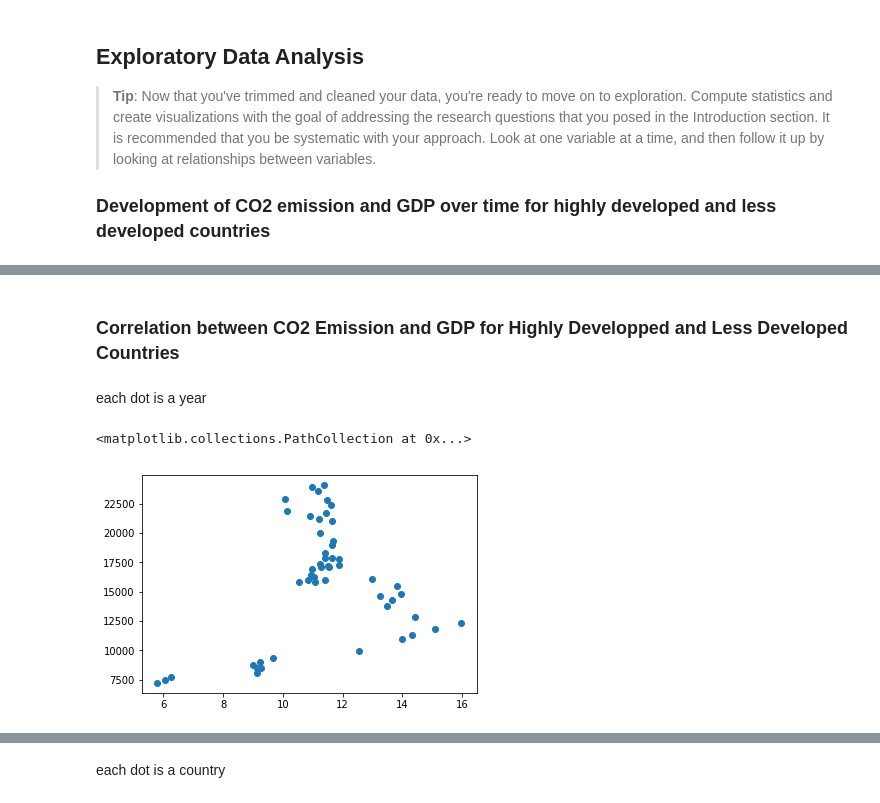
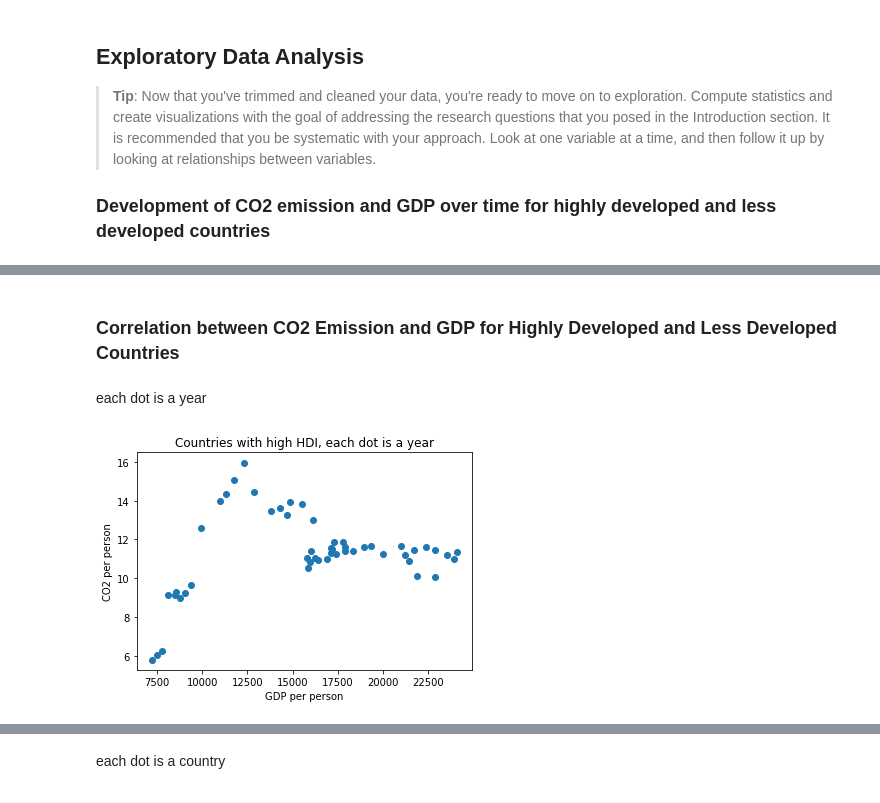
Before and after one commit to hstoefen/Intro-to-Data-Analysis, a Jupyter notebook: Final Project/project_draft1.ipynb, the cells around one changed output, grey strips where cells are left out. Drawn from its saved outputs; the diff is of its cells as text; code cells hidden in the pictures.

Commit message:
new plots and correlations

```diff
--- a/Final Project/project_draft1.ipynb
+++ b/Final Project/project_draft1.ipynb
@@ -274,13 +356,16 @@ plt.plot(gdp_per_person_hdi_low_time)
 # %% [markdown]
-### Correlation between CO2 Emission and GDP for Highly Developped and Less Developed Countries
+### Correlation between CO2 Emission and GDP for Highly Developed and Less Developed Countries
 # %% [markdown]
 each dot is a year
 # %%
 # Continue to explore the data to address your additional research
 #   questions. Add more headers as needed if you have more questions to
 #   investigate.
 
-plt.scatter(co2_per_person_hdi_high_time, gdp_per_person_hdi_high_time)
+plt.scatter(gdp_per_person_hdi_high_time, co2_per_person_hdi_high_time)
+plt.ylabel('CO2 per person')
+plt.xlabel('GDP per person')
+plt.title('Countries with high HDI, each dot is a year')
+plt.show()
 # %% [output]
-<matplotlib.collections.PathCollection at 0x...>
-[figure, old version]
+[figure, new version]
```
Also changed, not shown: parts of 20 cells of this notebook.
